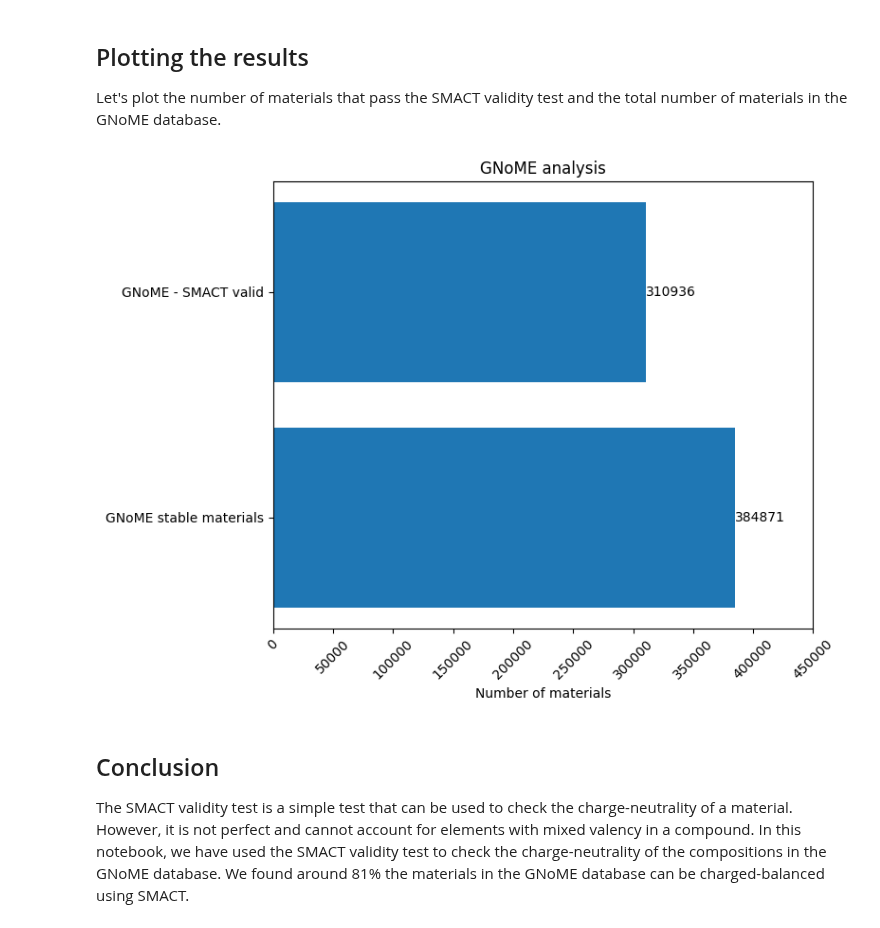
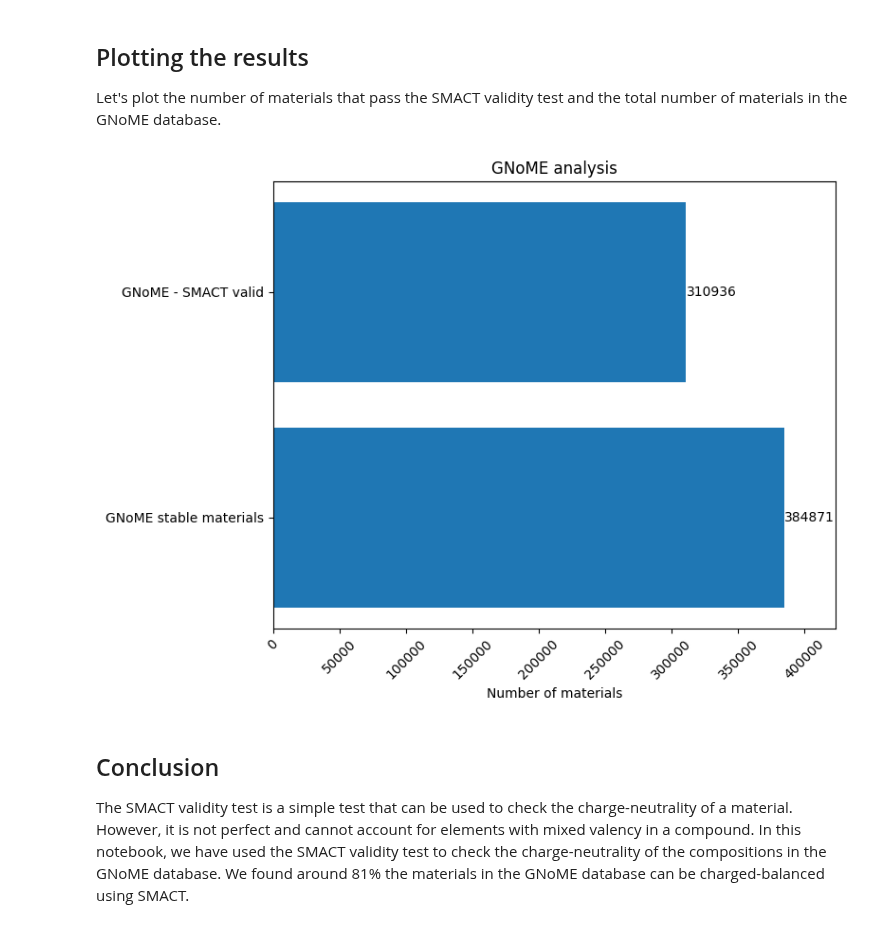
Before and after one commit to WMD-group/SMACT, a Jupyter notebook: examples/smact_validity/Checking_smact_validity_of_GNoME.ipynb, the cells around one changed output. Cells and saved outputs as stored; diff of their text form; code cells hidden in the pictures.

```diff
--- a/examples/smact_validity/Checking_smact_validity_of_GNoME.ipynb
+++ b/examples/smact_validity/Checking_smact_validity_of_GNoME.ipynb
@@ -74,21 +85,21 @@ Let's plot the number of materials that pass the SMACT validity test and the tot
 # %%
 # Make a bar plot of the GNoME data
 bar_labels = ["GNoME stable materials", "GNoME - SMACT valid"]
 counts = [len(df), df["smact_valid"].sum()]
 
 
 fig, ax = plt.subplots(figsize=(8, 6))
 
 bars = ax.barh(bar_labels, counts)
 ax.bar_label(bars)
 ax.set_xlabel("Number of materials")
 ax.set_title("GNoME analysis")
 plt.xticks(rotation=45)
-ax.set_xlim(right=450000)
+ax.set_xlim(right=max(counts) * 1.1)  # Adjust x-axis limit based on data
 plt.tight_layout()
 plt.show()
 # %% [output]
-[figure, old version]
+[figure, new version]
 # %% [markdown]
 ## Conclusion
 The SMACT validity test is a simple test that can be used to check the charge-neutrality of a material. However, it is not perfect and cannot account for elements with mixed valency in a compound. In this notebook, we have used the SMACT validity test to check the charge-neutrality of the compositions in the GNoME database. We found around 81% the materials in the GNoME database can be charged-balanced using SMACT.
```
Also changed, not shown: parts of 2 cells of this notebook.
